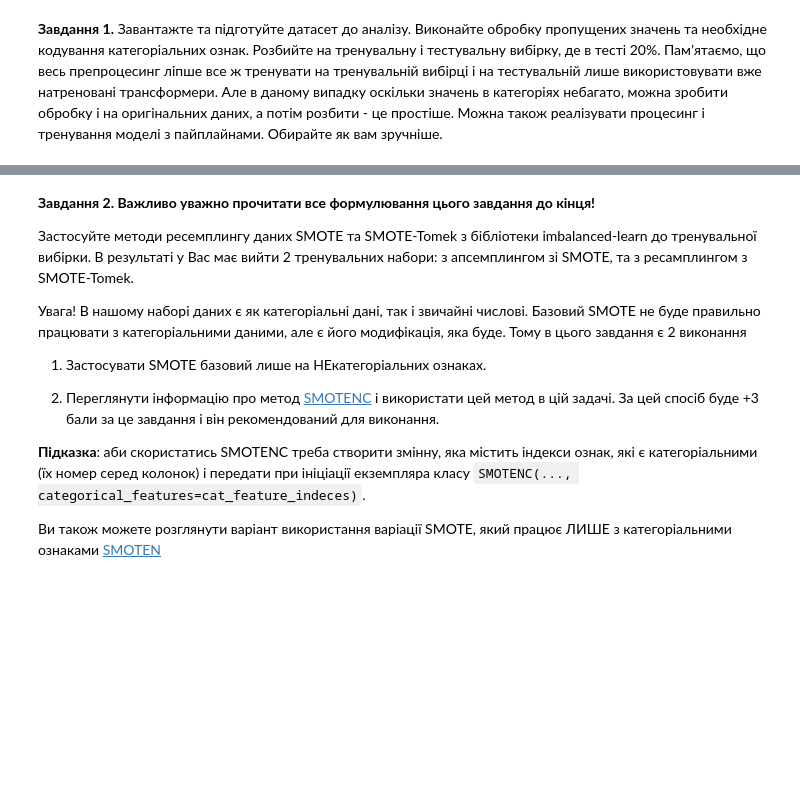
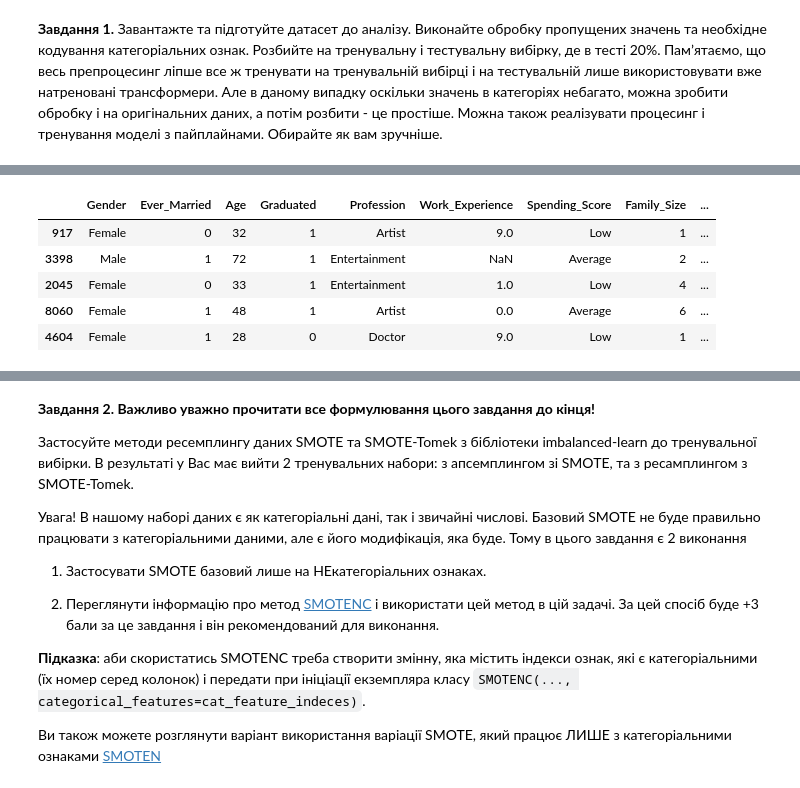
Before and after one commit to o-semenkova/ml_home_tasks, a Jupyter notebook: HW_2_2_Незбалансована_багатокласова_класифікація.ipynb, the cells around one changed output, grey strips where cells are left out. Drawn from its saved outputs; the diff is of its cells as text; code cells hidden in the pictures; blank space fills up the shorter version.

```diff
--- a/HW_2_2_Незбалансована_багатокласова_класифікація.ipynb
+++ b/HW_2_2_Незбалансована_багатокласова_класифікація.ipynb
@@ -47,0 +52,6 @@ Mounted at /content/drive
+# %%
+target_col_name = 'Segmentation'
+X = base_df.drop(columns=target_col_name)
+y = base_df[target_col_name]
+# %%
+X_train, X_test, y_train, y_test = train_test_split(X, y, test_size=0.2, random_state=42, stratify=y)
@@ -47,0 +77,9 @@ Mounted at /content/drive
+# %%
+# Pandas nullable integer (підтримує NaN)
+X_train['Family_Size'] = X_train['Family_Size'].astype("Int64")
+# %%
+str_flag_cols = ['Ever_Married', 'Graduated']
+mapping = {'Yes': 1, 'No': 0}
+
+for col in str_flag_cols:
+    X_train[col] = X_train[col].map(mapping).astype('Int64')
@@ -47,0 +131,9 @@ Mounted at /content/drive
+# %%
+X_train.head()
+# %% [output]
+|  | Gender | Ever_Married | Age | Graduated | Profession | Work_Experience | Spending_Score | Family_Size | ... |
+| 917 | Female | 0 | 32 | 1 | Artist | 9.0 | Low | 1 | ... |
+| 3398 | Male | 1 | 72 | 1 | Entertainment | NaN | Average | 2 | ... |
+| 2045 | Female | 0 | 33 | 1 | Entertainment | 1.0 | Low | 4 | ... |
+| 8060 | Female | 1 | 48 | 1 | Artist | 0.0 | Average | 6 | ... |
+| 4604 | Female | 1 | 28 | 0 | Doctor | 9.0 | Low | 1 | ... |
```
Also changed, not shown: parts of 8 cells of this notebook.
